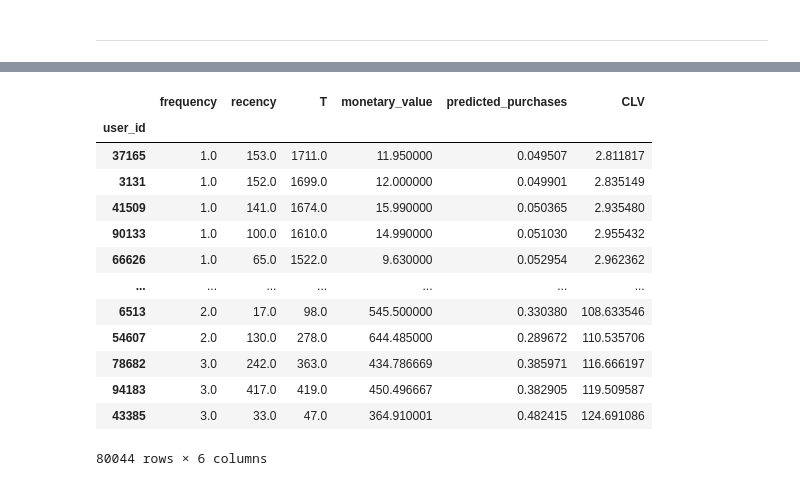
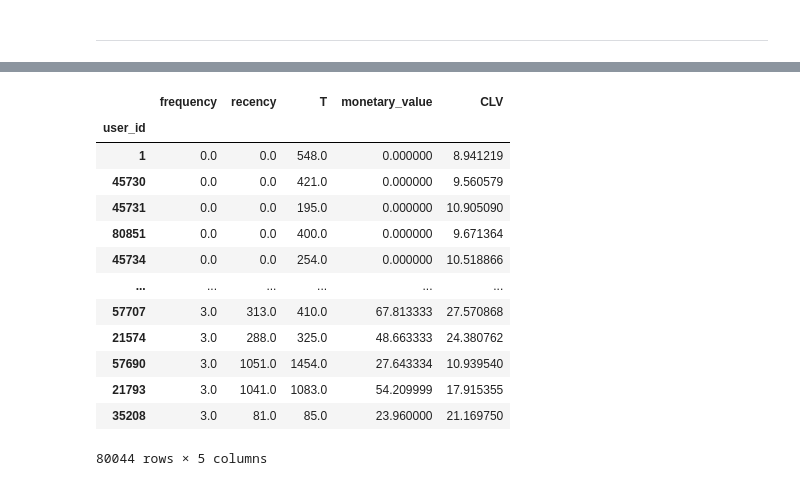
Before and after one commit to wjdals210/clv-the-look, a Jupyter notebook: IanCarrier_nb.ipynb, the cells around one changed output, grey strips where cells are left out. Saved outputs shown, nothing was run; the diff lists cells and outputs as text; code cells hidden in the pictures.

```diff
--- a/IanCarrier_nb.ipynb
+++ b/IanCarrier_nb.ipynb
@@ -67,21 +67,21 @@ clean_df.sort_values('user_id').head()
 | 4 | 108.750000 | 3 | 2023-08-08 09:13:00+00:00 |
 | 5 | 109.989998 | 3 | 2023-03-10 09:13:00+00:00 |
 # %%
-def train_test_separation(df):
+def train_test_separation(clean_df):
 
-    time_diff = df.created_at.max() - df.created_at.min()  # work out how many days range in the dataset
+    time_diff = clean_df.created_at.max() - clean_df.created_at.min()  # work out how many days range in the dataset
     train_test_ratio = 0.25  # choose the fraction to use as test
 
     # work out the last date for the train dataset (the date to split the data)
-    train_date_end = df.created_at.min() + time_diff * (1-train_test_ratio)
+    train_date_end = clean_df.created_at.min() + time_diff * (1-train_test_ratio)
 
     # use the calibration_and_holdout_data method in lifetimes package to separate the time series data
-    separated_df = calibration_and_holdout_data(transactions=df,
+    separated_df = calibration_and_holdout_data(transactions=clean_df,
                                                 customer_id_col="user_id",
                                                 datetime_col = "created_at",
                                                 monetary_value_col= 'sale_price',
                                                 calibration_period_end=train_date_end,
-                                                observation_period_end=df.created_at.max())
+                                                observation_period_end=clean_df.created_at.max())
 
     return separated_df
 # %%
@@ -185,24 +183,24 @@ gg_model.fit(rfm_df_filtered ['frequency'], rfm_df_filtered ['monetary_value']);
 # %%
 rfm_df['CLV'] = gg_model.customer_lifetime_value(model,
                                                  rfm_df['frequency'],
                                                  rfm_df['recency'],
                                                  rfm_df['T'],
                                                  rfm_df['monetary_value'],
                                                  time = 6,# In months
                                                 )
-rfm_df.sort_values('CLV')
+rfm_df.sort_values('frequency')
 # %% [output]
-|  | frequency | recency | T | monetary_value | predicted_purchases | CLV |
-| user_id |  |  |  |  |  |  |
-| 37165 | 1.0 | 153.0 | 1711.0 | 11.950000 | 0.049507 | 2.811817 |
-| 3131 | 1.0 | 152.0 | 1699.0 | 12.000000 | 0.049901 | 2.835149 |
-| 41509 | 1.0 | 141.0 | 1674.0 | 15.990000 | 0.050365 | 2.935480 |
-| 90133 | 1.0 | 100.0 | 1610.0 | 14.990000 | 0.051030 | 2.955432 |
-| 66626 | 1.0 | 65.0 | 1522.0 | 9.630000 | 0.052954 | 2.962362 |
-| ... | ... | ... | ... | ... | ... | ... |
-| 6513 | 2.0 | 17.0 | 98.0 | 545.500000 | 0.330380 | 108.633546 |
-| 54607 | 2.0 | 130.0 | 278.0 | 644.485000 | 0.289672 | 110.535706 |
-| 78682 | 3.0 | 242.0 | 363.0 | 434.786669 | 0.385971 | 116.666197 |
-| 94183 | 3.0 | 417.0 | 419.0 | 450.496667 | 0.382905 | 119.509587 |
-| 43385 | 3.0 | 33.0 | 47.0 | 364.910001 | 0.482415 | 124.691086 |
+|  | frequency | recency | T | monetary_value | CLV |
+| user_id |  |  |  |  |  |
+| 1 | 0.0 | 0.0 | 548.0 | 0.000000 | 8.941219 |
+| 45730 | 0.0 | 0.0 | 421.0 | 0.000000 | 9.560579 |
+| 45731 | 0.0 | 0.0 | 195.0 | 0.000000 | 10.905090 |
+| 80851 | 0.0 | 0.0 | 400.0 | 0.000000 | 9.671364 |
+| 45734 | 0.0 | 0.0 | 254.0 | 0.000000 | 10.518866 |
+| ... | ... | ... | ... | ... | ... |
+| 57707 | 3.0 | 313.0 | 410.0 | 67.813333 | 27.570868 |
+| 21574 | 3.0 | 288.0 | 325.0 | 48.663333 | 24.380762 |
+| 57690 | 3.0 | 1051.0 | 1454.0 | 27.643334 | 10.939540 |
+| 21793 | 3.0 | 1041.0 | 1083.0 | 54.209999 | 17.915355 |
+| 35208 | 3.0 | 81.0 | 85.0 | 23.960000 | 21.169750 |
-80044 rows × 6 columns
+80044 rows × 5 columns
```
Also changed, not shown: parts of 9 cells of this notebook, 3 other files.
